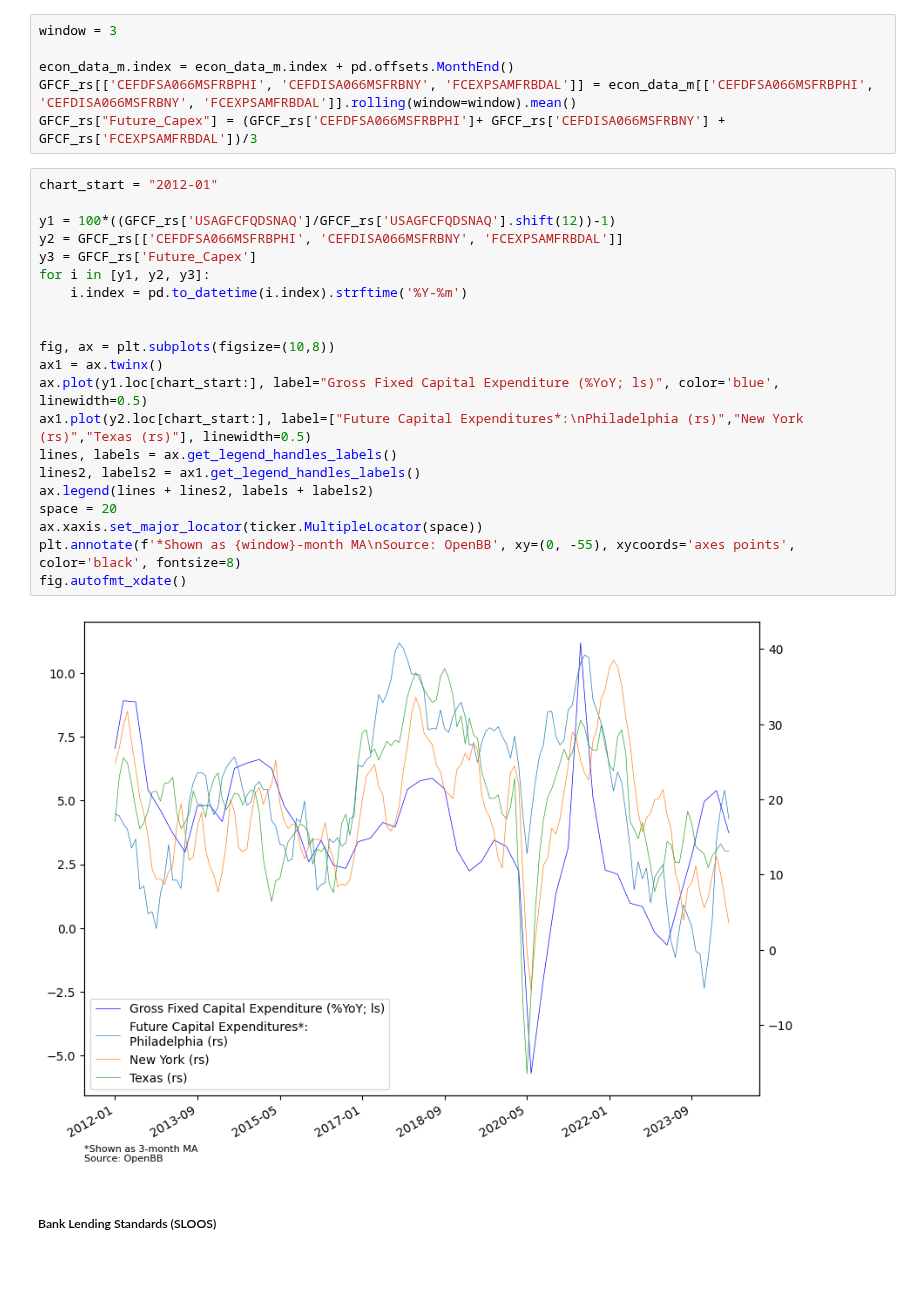
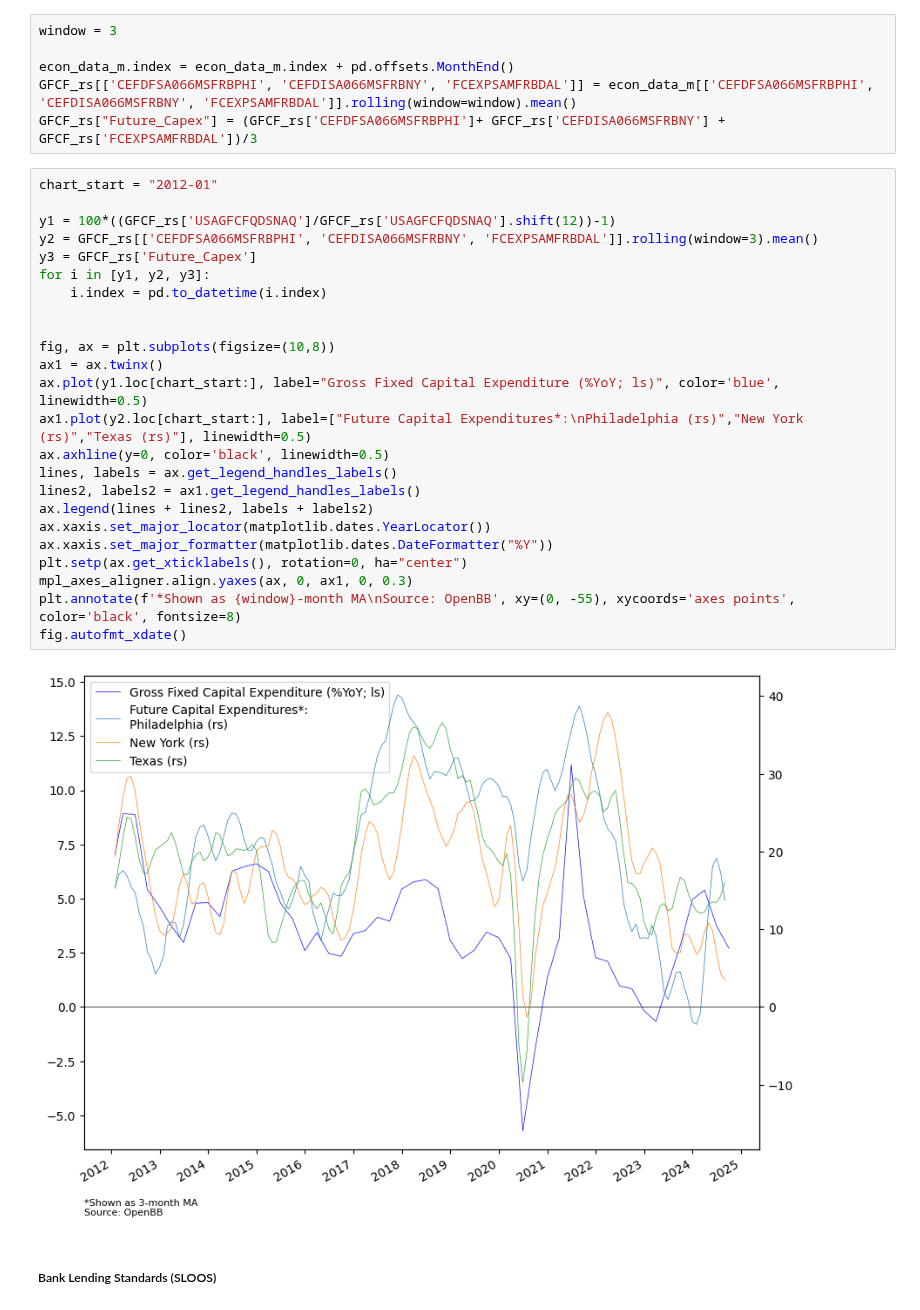
Before and after one commit to PatrickHLewis/Macro-Dashboard, a Jupyter notebook: Macro_Dashboard/Macro_Drivers/Growth/Growth.ipynb, the cells around one changed output. Cells and saved outputs as stored; diff of their text form; blank space fills up the shorter version.

```diff
--- a/Macro_Dashboard/Macro_Drivers/Growth/Growth.ipynb
+++ b/Macro_Dashboard/Macro_Drivers/Growth/Growth.ipynb
@@ -217,26 +217,29 @@ GFCF_rs["Future_Capex"] = (GFCF_rs['CEFDFSA066MSFRBPHI']+ GFCF_rs['CEFDISA066MSF
 # %%
 chart_start = "2012-01"
 
 y1 = 100*((GFCF_rs['USAGFCFQDSNAQ']/GFCF_rs['USAGFCFQDSNAQ'].shift(12))-1)
-y2 = GFCF_rs[['CEFDFSA066MSFRBPHI', 'CEFDISA066MSFRBNY', 'FCEXPSAMFRBDAL']]
+y2 = GFCF_rs[['CEFDFSA066MSFRBPHI', 'CEFDISA066MSFRBNY', 'FCEXPSAMFRBDAL']].rolling(window=3).mean()
 y3 = GFCF_rs['Future_Capex']
 for i in [y1, y2, y3]:
-    i.index = pd.to_datetime(i.index).strftime('%Y-%m')
+    i.index = pd.to_datetime(i.index)
 
 
 fig, ax = plt.subplots(figsize=(10,8))
 ax1 = ax.twinx()
 ax.plot(y1.loc[chart_start:], label="Gross Fixed Capital Expenditure (%YoY; ls)", color='blue', linewidth=0.5)
 ax1.plot(y2.loc[chart_start:], label=["Future Capital Expenditures*:\nPhiladelphia (rs)","New York (rs)","Texas (rs)"], linewidth=0.5)
+ax.axhline(y=0, color='black', linewidth=0.5)
 lines, labels = ax.get_legend_handles_labels()
 lines2, labels2 = ax1.get_legend_handles_labels()
 ax.legend(lines + lines2, labels + labels2)
-space = 20
-ax.xaxis.set_major_locator(ticker.MultipleLocator(space))
+ax.xaxis.set_major_locator(matplotlib.dates.YearLocator())
+ax.xaxis.set_major_formatter(matplotlib.dates.DateFormatter("%Y"))
+plt.setp(ax.get_xticklabels(), rotation=0, ha="center")
+mpl_axes_aligner.align.yaxes(ax, 0, ax1, 0, 0.3)
 plt.annotate(f'*Shown as {window}-month MA\nSource: OpenBB', xy=(0, -55), xycoords='axes points', color='black', fontsize=8)
 fig.autofmt_xdate()
 # %% [output]
-[figure, old version]
+[figure, new version]
 # %% [markdown]
 ##### Bank Lending Standards (SLOOS)
 # %%
```
Also changed, not shown: parts of 15 cells of this notebook, 4 other files.
